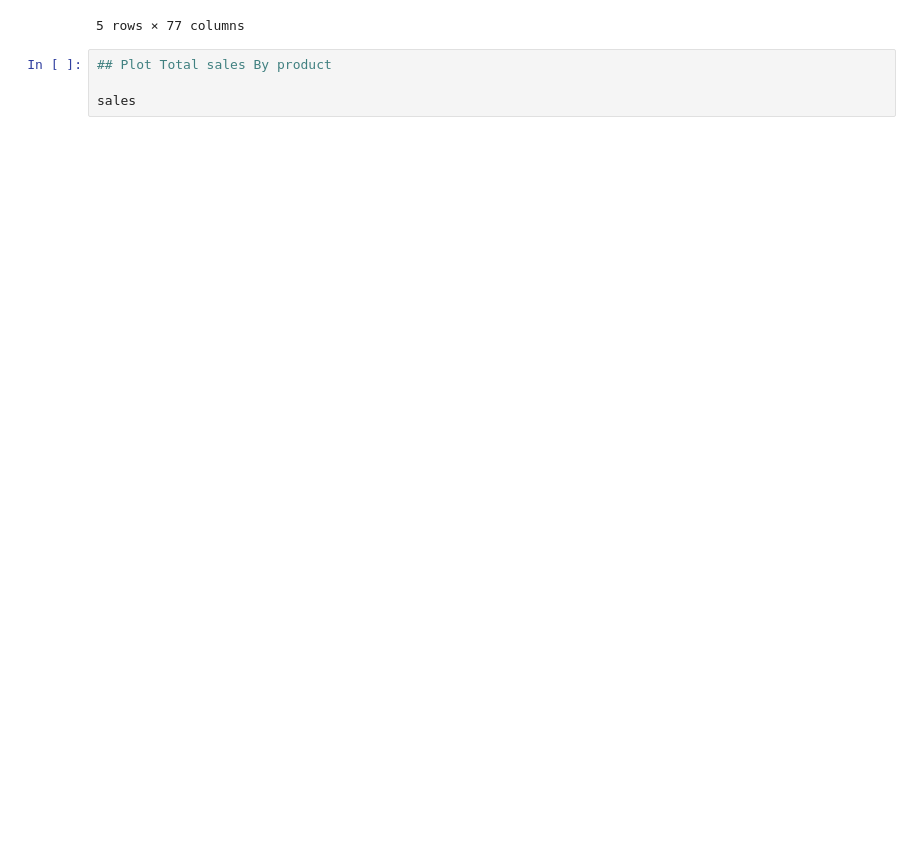
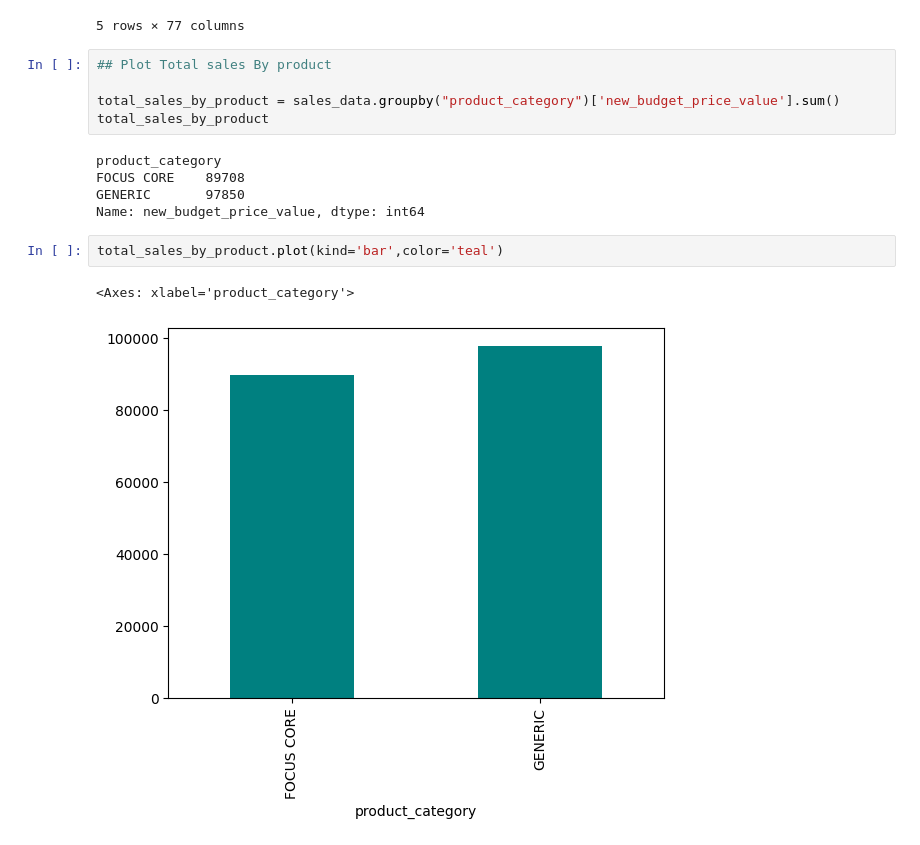
Before and after one commit to MohdSami234/Python, a Jupyter notebook: matplotlib/matplotlib.ipynb, the cells around one changed output. Saved outputs shown, nothing was run; the diff lists cells and outputs as text; blank space fills up the shorter version.

```diff
--- a/matplotlib/matplotlib.ipynb
+++ b/matplotlib/matplotlib.ipynb
@@ -126,4 +126,15 @@ sales_data.head()
 # %%
 ## Plot Total sales By product
 
-sales
+total_sales_by_product = sales_data.groupby("product_category")['new_budget_price_value'].sum()
+total_sales_by_product
+# %% [output]
+product_category
+FOCUS CORE    89708
+GENERIC       97850
+Name: new_budget_price_value, dtype: int64
+# %%
+total_sales_by_product.plot(kind='bar',color='teal')
+# %% [output]
+<Axes: xlabel='product_category'>
+[figure, added]
```
Also changed, not shown: parts of 2 cells of this notebook, 2 other files.
